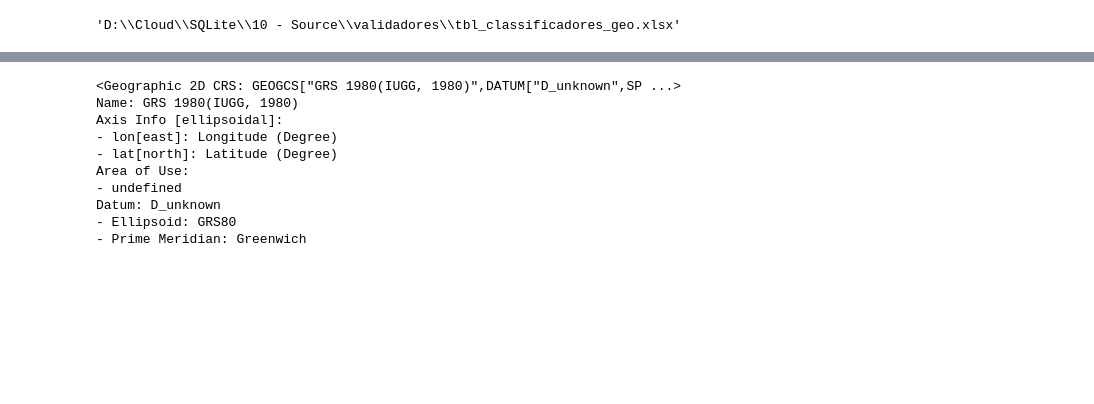
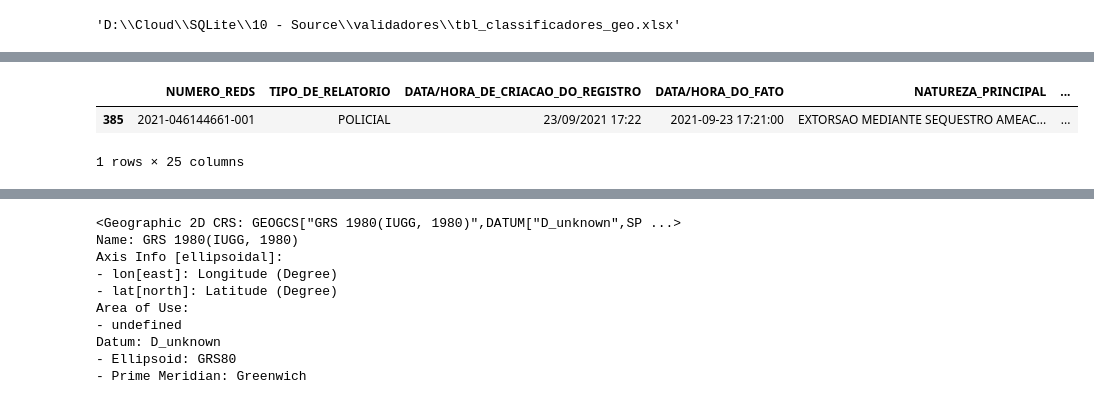
Before and after one commit to evandromaster/gdo-geopandas, a Jupyter notebook: df_transacional.ipynb, the cells around one changed output, grey strips where cells are left out. Saved outputs shown, nothing was run; the diff lists cells and outputs as text; code cells hidden in the pictures; blank space fills up the shorter version.

Commit message:
Corrigido bug no arquivo df_transacional

```diff
--- a/df_transacional.ipynb
+++ b/df_transacional.ipynb
@@ -178,0 +291,9 @@ df_reds['VALIDADOR_TIPO'] = df_reds.apply(lambda row: preenche_valid(row), axis=
+# %%
+df_geo_invalidos = df_reds[df_reds['LATITUDE_GEO']==0.000000]
+save_invalidos = r"C:\Users\Geo\Desktop\geo_invalidos_transacional.xlsx"
+df_geo_invalidos.to_excel(save_invalidos, sheet_name='_geoinvalidados', index = False)
+df_geo_invalidos
+# %% [output]
+|  | NUMERO_REDS | TIPO_DE_RELATORIO | DATA/HORA_DE_CRIACAO_DO_REGISTRO | DATA/HORA_DO_FATO | NATUREZA_PRINCIPAL | ... |
+| 385 | 2021-046144661-001 | POLICIAL | 23/09/2021 17:22 | 2021-09-23 17:21:00 | EXTORSAO MEDIANTE SEQUESTRO AMEAC... | ... |
+1 rows × 25 columns
```
Also changed, not shown: parts of 33 cells of this notebook, 6 other files.
